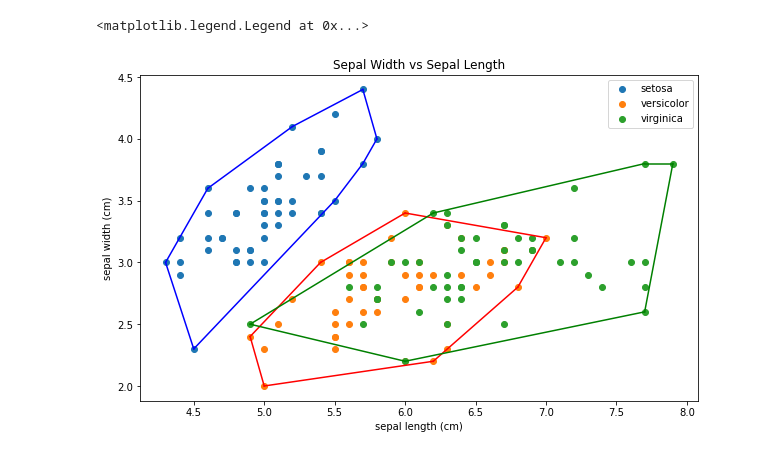
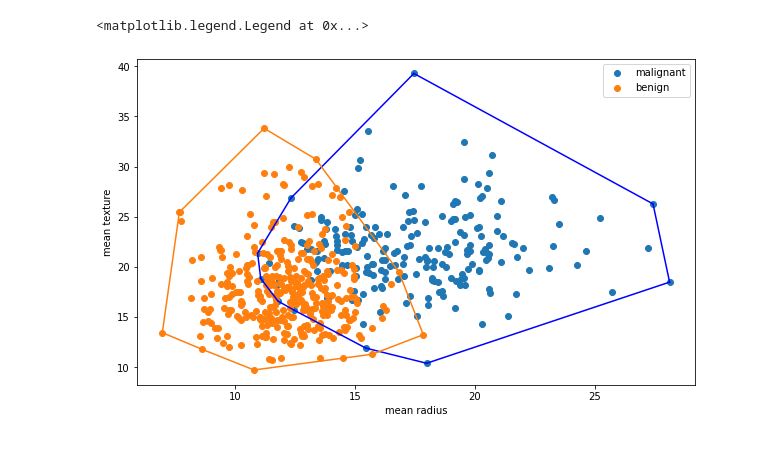
Before and after one commit to gibrandarmawan/Tucil2-STIMA, a Jupyter notebook: src/tucil2.ipynb, the cells around one changed output. Drawn from its saved outputs; the diff is of its cells as text; code cells hidden in the pictures.

```diff
--- a/src/tucil2.ipynb
+++ b/src/tucil2.ipynb
@@ -4,12 +4,13 @@ import numpy as np
 import pandas as pd
 import matplotlib.pyplot as plt
 from sklearn import datasets
-data = datasets.load_iris()
+data = datasets.load_breast_cancer()
 #create a DataFrame
 df = pd.DataFrame(data.data, columns=data.feature_names)
 df['Target'] = pd.DataFrame(data.target)
 df.head()
 
+# cek titik diluar garis
 
 def check(hasil, kiri, kanan, max):
     if max[1] == -1:
@@ -27,10 +28,13 @@ def sudut(p,q,r):
     except:
         return 0
 
+# fungsi utama Divide n Conquer
+
 def dnc(bucket, kiri, kanan, d, hasil):
     max = [0,-1]
     total = len(bucket)
 
+    # cari titik paling kanan dan kiri untuk membuat garis
 
     if kiri == -1 :
         if kanan == -1:
@@ -61,33 +65,34 @@ def dnc(bucket, kiri, kanan, d, hasil):
         if cnt == total:
             boos = False
 
     if check(hasil, kiri, kanan, max):
         return hasil
 
     hasil = dnc(bucket, kiri, max[1], d, hasil)
     hasil = dnc(bucket, max[1], kanan, d, hasil)
     return hasil
 
 
 def ConvexHull(bucket):
     hasil = []
     hasil = dnc(bucket, -1, -1, 1, hasil)
     hasil = dnc(bucket, -1, -1, -1, hasil)
     return hasil
 
+# visualisasi hasil
+
 plt.figure(figsize = (10, 6))
-colors = ['b','r','g']
-plt.title('Sepal Width vs Sepal Length')
+colors = ['b','tab:orange','g']
 plt.xlabel(data.feature_names[0])
 plt.ylabel(data.feature_names[1])
 for i in range(len(data.target_names)):
     bucket = df[df['Target'] == i]
     bucket = bucket.iloc[:,[0,1]].values
     hull = ConvexHull(bucket)
     plt.scatter(bucket[:, 0], bucket[:, 1], label=data.target_names[i])
     for simplex in hull:
         plt.plot(bucket[simplex, 0], bucket[simplex, 1], colors[i])
 plt.legend()
 # %% [output]
 <matplotlib.legend.Legend at 0x...>
-[figure, old version]
+[figure, new version]
```
